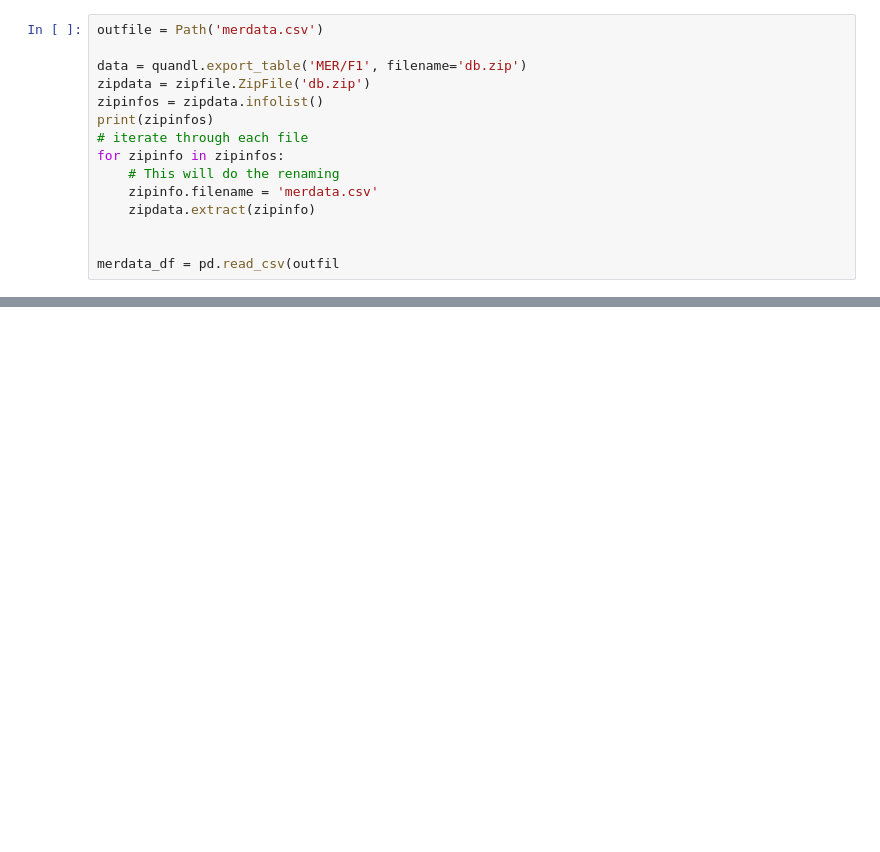
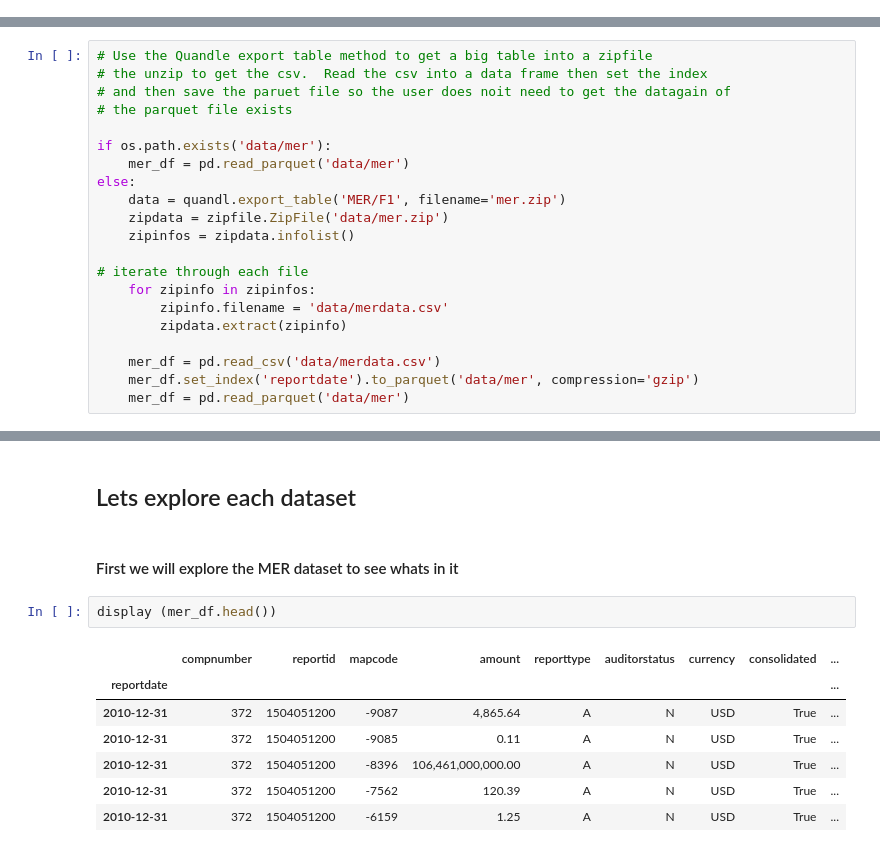
Before and after one commit to petepetersen423/p1-tellaporte, a Jupyter notebook: ETF.ipynb, the cells around one changed output, grey strips where cells are left out. Saved outputs shown, nothing was run; the diff lists cells and outputs as text; blank space fills up the shorter version.

```diff
--- a/ETF.ipynb
+++ b/ETF.ipynb
@@ -47,15 +0,0 @@ NDW
-# %%
-outfile = Path('merdata.csv')
-
-data = quandl.export_table('MER/F1', filename='db.zip')
-zipdata = zipfile.ZipFile('db.zip')
-zipinfos = zipdata.infolist()
-print(zipinfos)
-# iterate through each file
-for zipinfo in zipinfos:
-    # This will do the renaming
-    zipinfo.filename = 'merdata.csv'
-    zipdata.extract(zipinfo)
-
-
-merdata_df = pd.read_csv(outfil
@@ -168,0 +56,21 @@ efa['country_of_exchange'].value_counts(normalize=True)[0:15].plot.pie(figsize=(
+# %%
+# Use the Quandle export table method to get a big table into a zipfile
+# the unzip to get the csv.  Read the csv into a data frame then set the index
+# and then save the paruet file so the user does noit need to get the datagain of
+# the parquet file exists
+
+if os.path.exists('data/mer'):
+    mer_df = pd.read_parquet('data/mer')
+else:
+    data = quandl.export_table('MER/F1', filename='mer.zip')
+    zipdata = zipfile.ZipFile('data/mer.zip')
+    zipinfos = zipdata.infolist()
+
+# iterate through each file
+    for zipinfo in zipinfos:
+        zipinfo.filename = 'data/merdata.csv'
+        zipdata.extract(zipinfo)
+
+    mer_df = pd.read_csv('data/merdata.csv')
+    mer_df.set_index('reportdate').to_parquet('data/mer', compression='gzip')
+    mer_df = pd.read_parquet('data/mer')
@@ -168,0 +117,14 @@ efa['country_of_exchange'].value_counts(normalize=True)[0:15].plot.pie(figsize=(
+# %% [markdown]
+## Lets explore each dataset
+# %% [markdown]
+#### First we will explore the MER dataset to see whats in it
+# %%
+display (mer_df.head())
+# %% [output]
+|  | compnumber | reportid | mapcode | amount | reporttype | auditorstatus | currency | consolidated | ... |
+| reportdate |  |  |  |  |  |  |  |  | ... |
+| 2010-12-31 | 372 | 1504051200 | -9087 | 4,865.64 | A | N | USD | True | ... |
+| 2010-12-31 | 372 | 1504051200 | -9085 | 0.11 | A | N | USD | True | ... |
+| 2010-12-31 | 372 | 1504051200 | -8396 | 106,461,000,000.00 | A | N | USD | True | ... |
+| 2010-12-31 | 372 | 1504051200 | -7562 | 120.39 | A | N | USD | True | ... |
+| 2010-12-31 | 372 | 1504051200 | -6159 | 1.25 | A | N | USD | True | ... |
```
Also changed, not shown: parts of 57 cells of this notebook, 19 other files.
